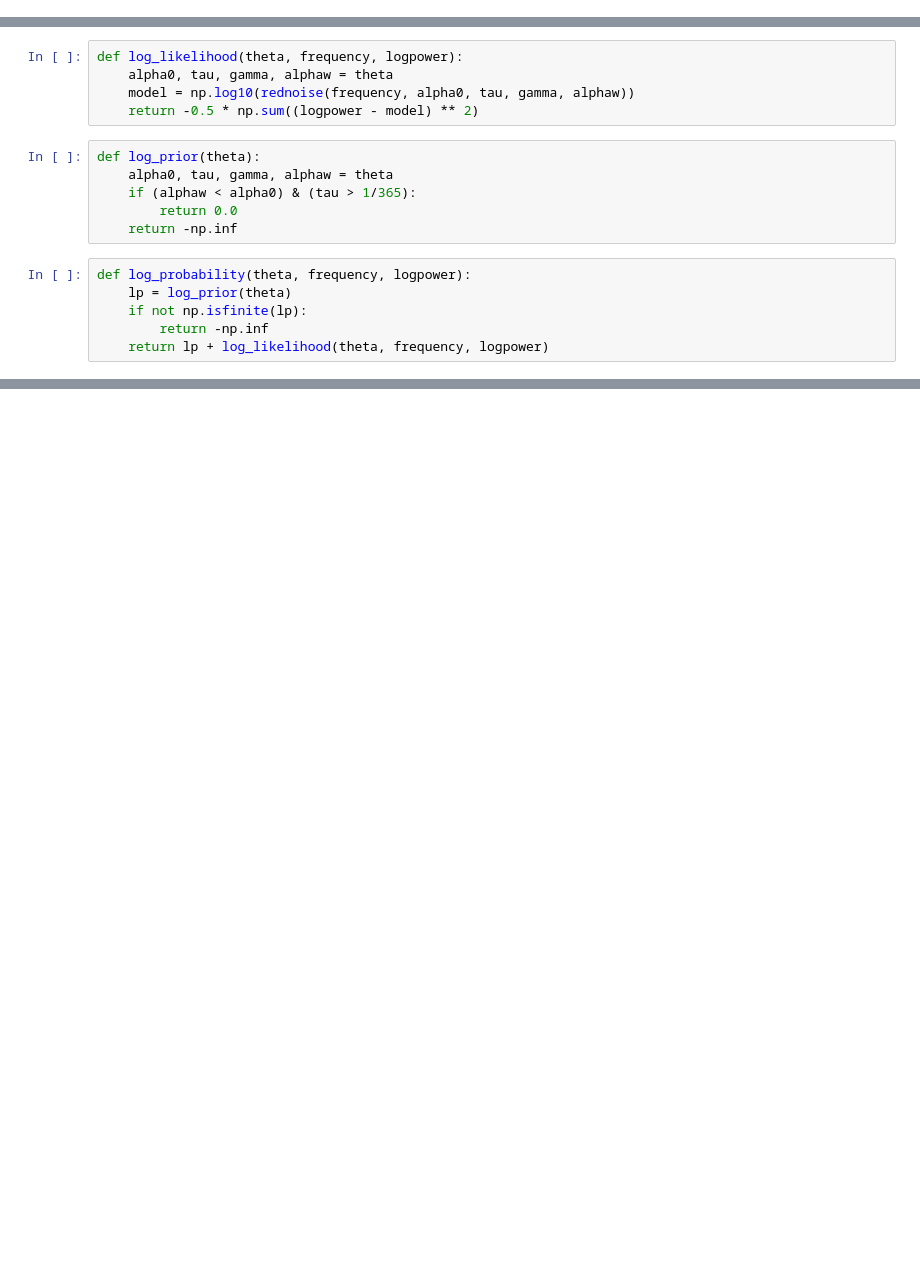
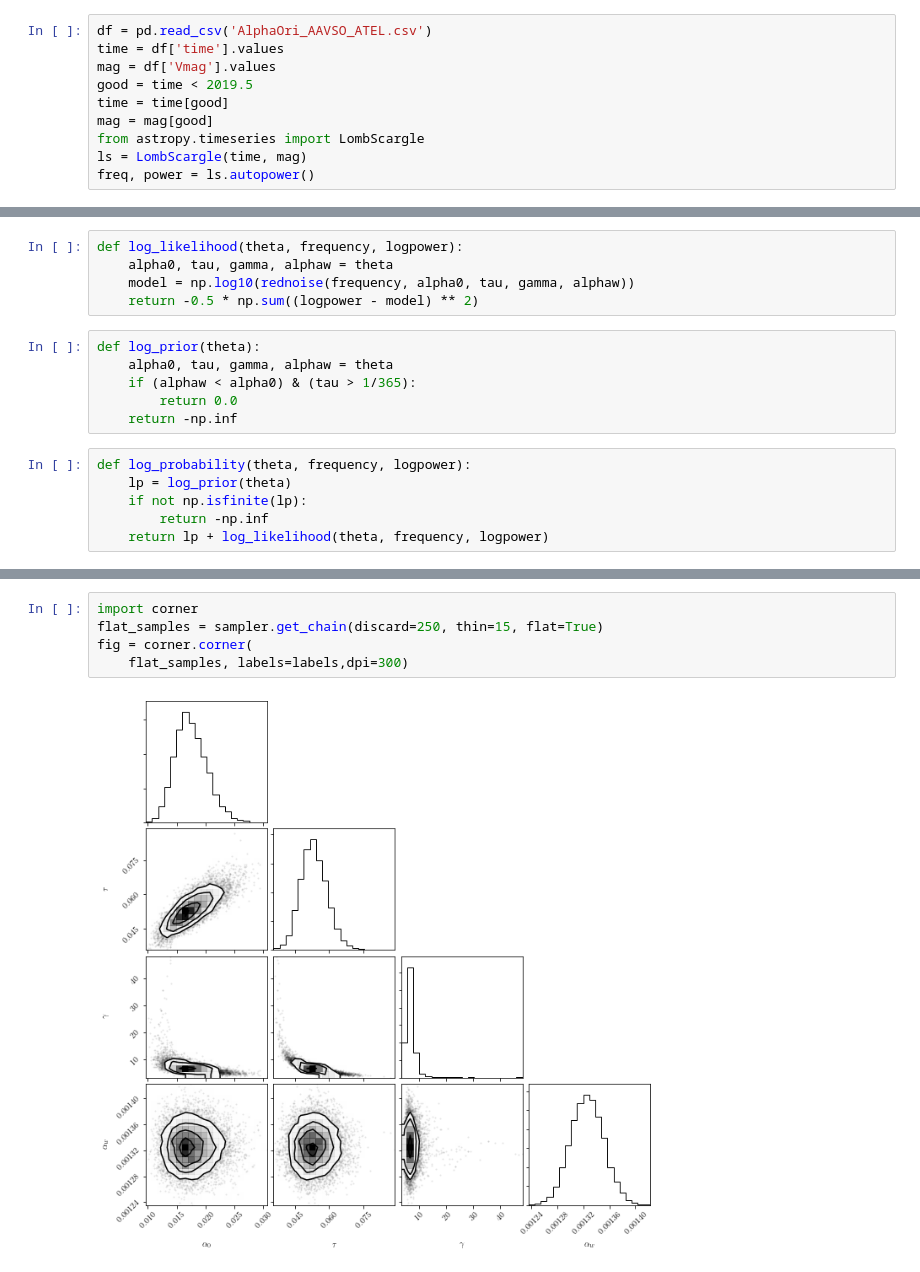
Before and after one commit to Ishanthecoder/squeegee, a Jupyter notebook: emcee_fit.ipynb, the cells around one changed output, grey strips where cells are left out. Saved outputs shown, nothing was run; the diff lists cells and outputs as text; blank space fills up the shorter version.

```diff
--- a/emcee_fit.ipynb
+++ b/emcee_fit.ipynb
@@ -3,3 +3,13 @@ import numpy as np
 import pandas as pd
 from matplotlib import pyplot as plt
 import emcee
+# %%
+df = pd.read_csv('AlphaOri_AAVSO_ATEL.csv')
+time = df['time'].values
+mag = df['Vmag'].values
+good = time < 2019.5
+time = time[good]
+mag = mag[good]
+from astropy.timeseries import LombScargle
+ls = LombScargle(time, mag)
+freq, power = ls.autopower()
@@ -33,0 +87,7 @@ sampler.run_mcmc(pos, 5000, progress=True);
+# %%
+import corner
+flat_samples = sampler.get_chain(discard=250, thin=15, flat=True)
+fig = corner.corner(
+    flat_samples, labels=labels,dpi=300)
+# %% [output]
+[figure, added]
```
Also changed, not shown: parts of 5 cells of this notebook.
